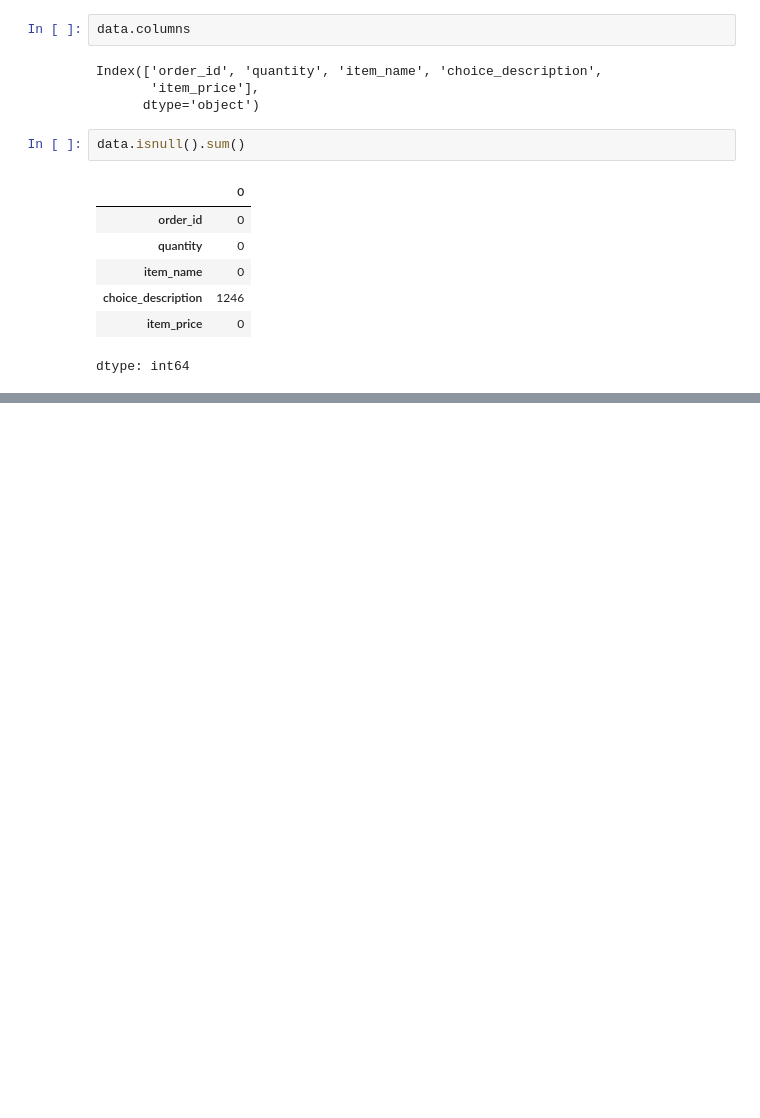
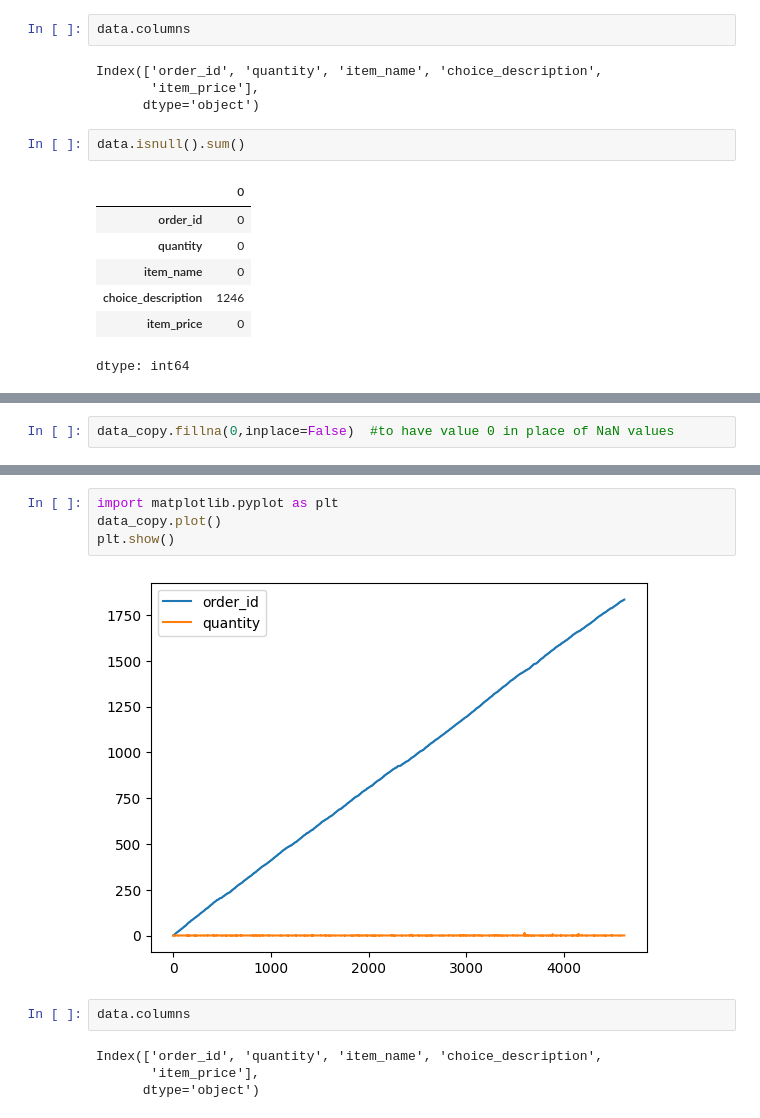
Before and after one commit to Piyushvishnoi/Python_Pandas_Project, a Jupyter notebook: Final_project_panda.ipynb, the cells around one changed output, grey strips where cells are left out. Drawn from its saved outputs; the diff is of its cells as text; blank space fills up the shorter version.

```diff
--- a/Final_project_panda.ipynb
+++ b/Final_project_panda.ipynb
@@ -197,0 +207,2 @@ print(data_copy.head())
+# %%
+data_copy.fillna(0,inplace=False)  #to have value 0 in place of NaN values
@@ -197,0 +243,12 @@ print(data_copy.head())
+# %%
+import matplotlib.pyplot as plt
+data_copy.plot()
+plt.show()
+# %% [output]
+[figure, added]
+# %%
+data.columns
+# %% [output]
+Index(['order_id', 'quantity', 'item_name', 'choice_description',
+       'item_price'],
+      dtype='object')
```
Also changed, not shown: parts of 8 cells of this notebook.
